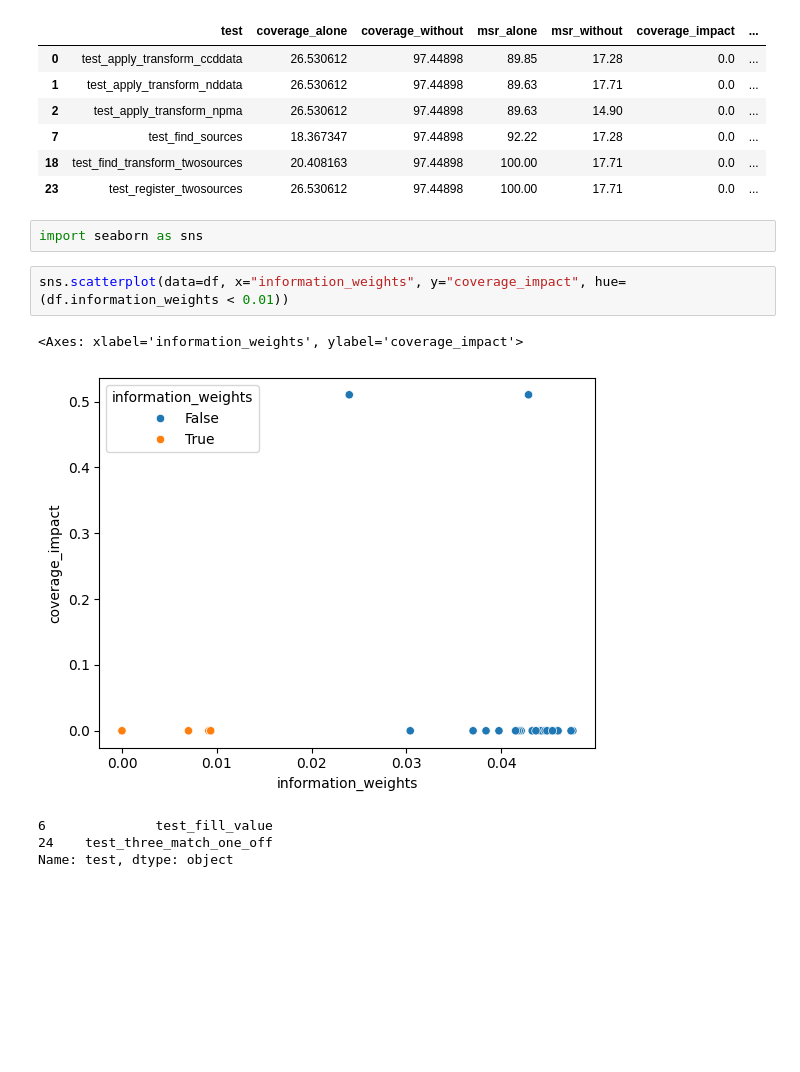
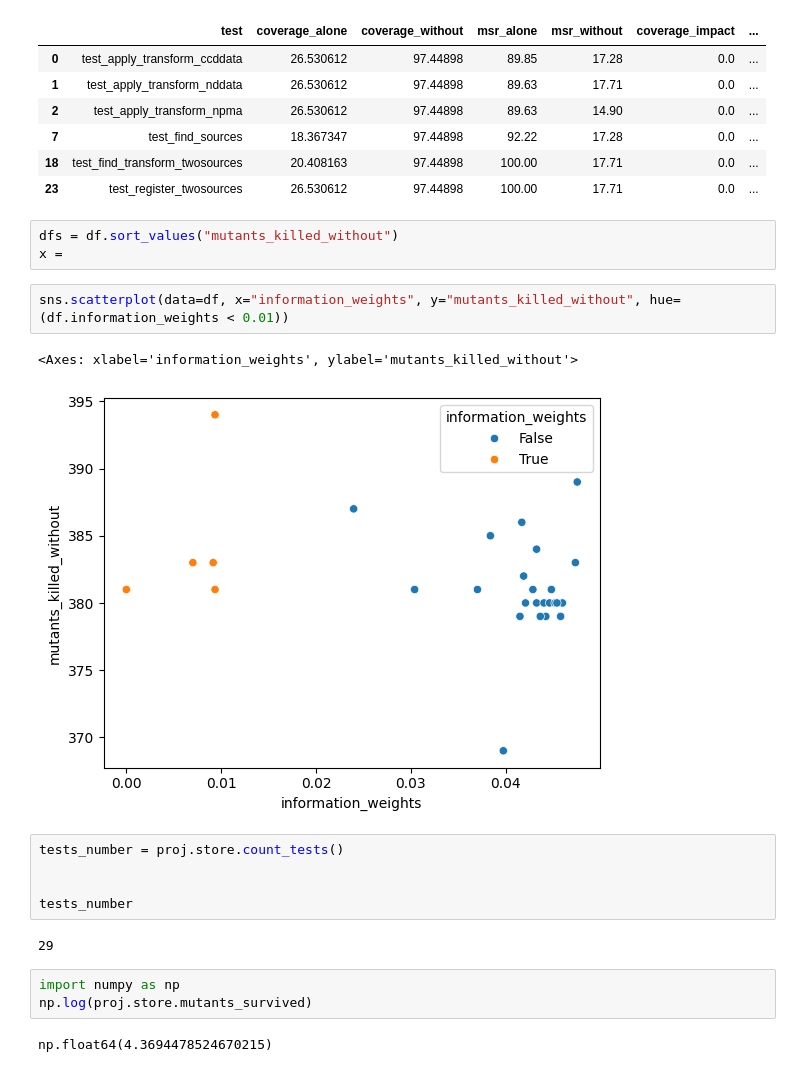
Before and after one commit to leliel12/yagua, a Jupyter notebook: experiment.ipynb, the cells around one changed output. Cells and saved outputs as stored; diff of their text form; blank space fills up the shorter version.

```diff
--- a/experiment.ipynb
+++ b/experiment.ipynb
@@ -39,15 +70,23 @@ df[df.information_weights < 0.01]
 | 7 | test_find_sources | 18.367347 | 97.44898 | 92.22 | 17.28 | 0.0 | ... |
 | 18 | test_find_transform_twosources | 20.408163 | 97.44898 | 100.00 | 17.71 | 0.0 | ... |
 | 23 | test_register_twosources | 26.530612 | 97.44898 | 100.00 | 17.71 | 0.0 | ... |
-# %%
-import seaborn as sns
+# %%
+dfs = df.sort_values("mutants_killed_without")
+x =
 # %%
-sns.scatterplot(data=df, x="information_weights", y="coverage_impact", hue=(df.information_weights < 0.01))
+sns.scatterplot(data=df, x="information_weights", y="mutants_killed_without", hue=(df.information_weights < 0.01))
 # %% [output]
-<Axes: xlabel='information_weights', ylabel='coverage_impact'>
+<Axes: xlabel='information_weights', ylabel='mutants_killed_without'>
-[figure, old version]
+[figure, new version]
 # %%
+tests_number = proj.store.count_tests()
+
+
+tests_number
 # %% [output]
-6              test_fill_value
-24    test_three_match_one_off
-Name: test, dtype: object
+29
+# %%
+import numpy as np
+np.log(proj.store.mutants_survived)
+# %% [output]
+np.float64(4.3694478524670215)
```
Also changed, not shown: parts of 7 cells of this notebook, 1 other file.
